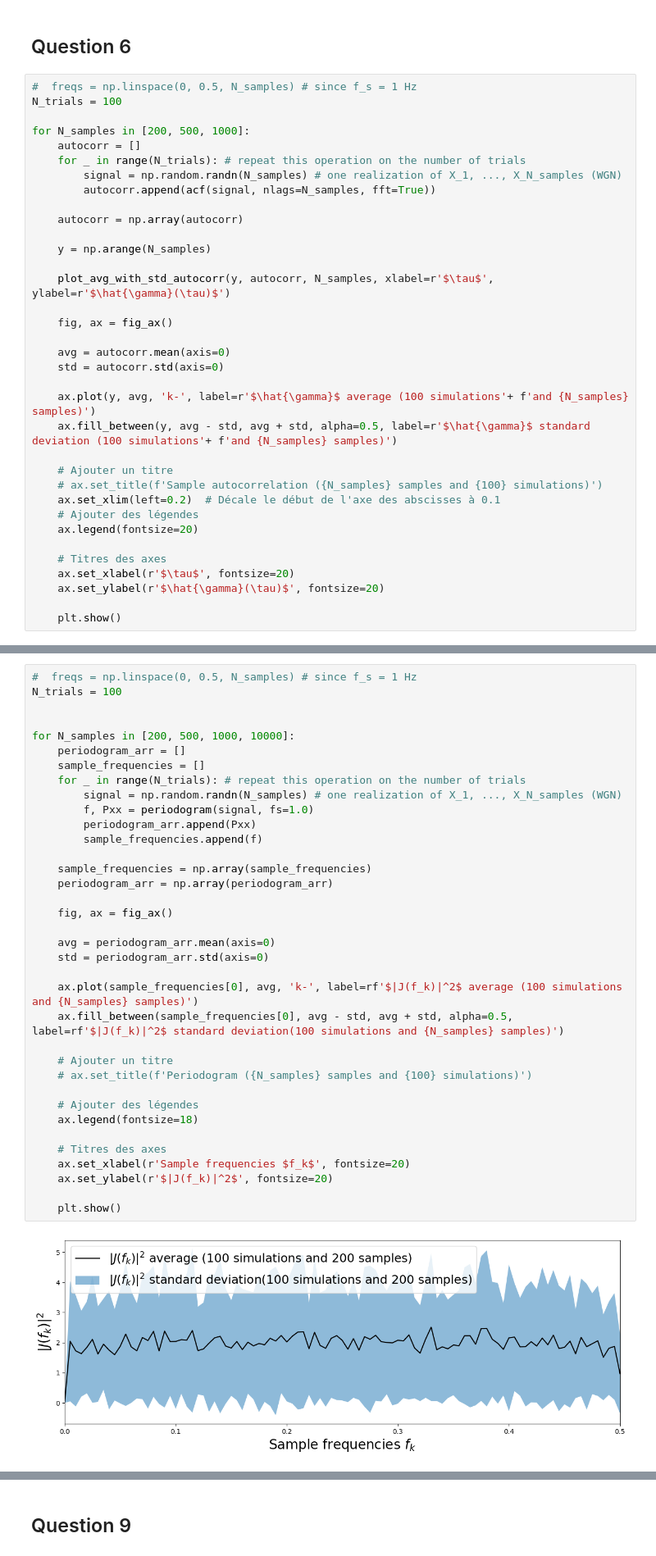
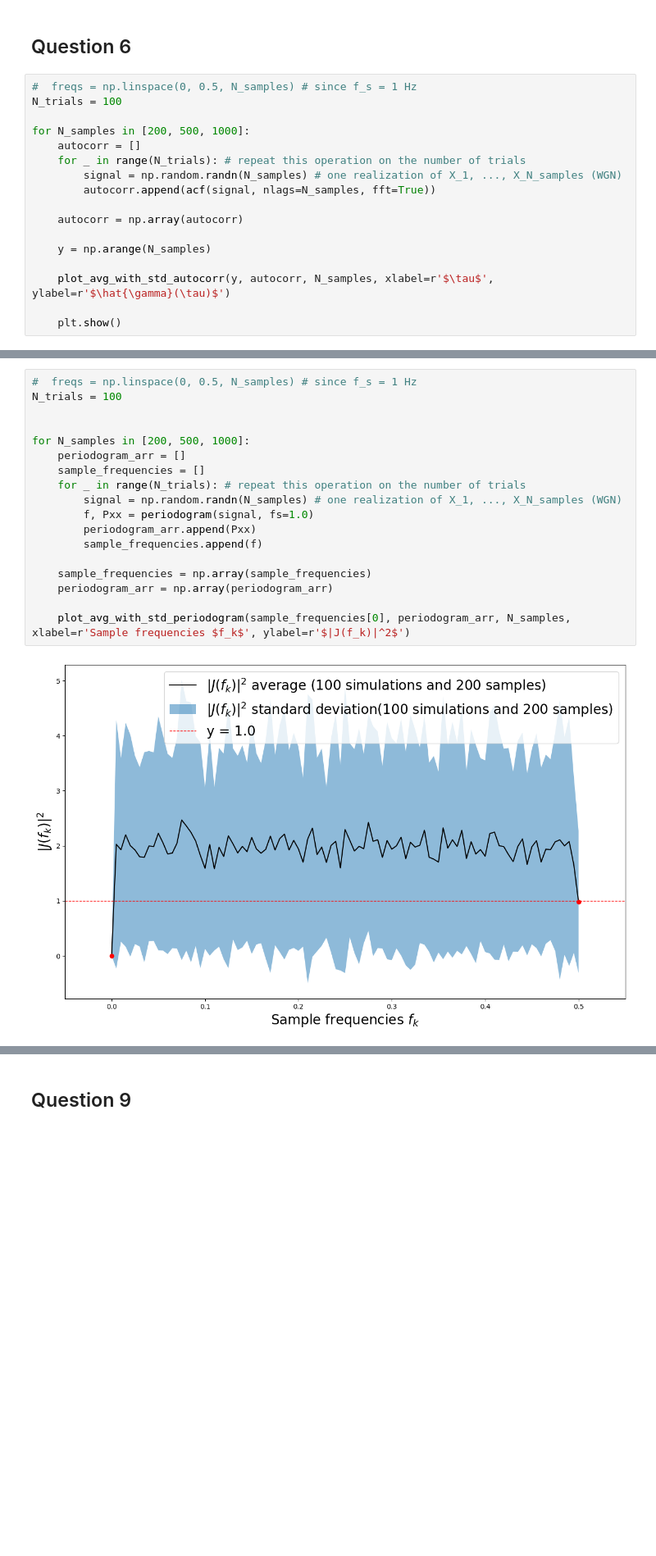
Before and after one commit to NailKhelifa/MVA_Times_Series_ML_Homeworks, a Jupyter notebook: Assignment 1/Assignment 1 - ML for TS (MVA).ipynb, the cells around one changed output, grey strips where cells are left out. Shown at 82% size. Saved outputs shown, nothing was run; the diff lists cells and outputs as text; blank space fills up the shorter version.

```diff
--- a/Assignment 1/Assignment 1 - ML for TS (MVA).ipynb
+++ b/Assignment 1/Assignment 1 - ML for TS (MVA).ipynb
@@ -144,23 +168,5 @@ for N_samples in [200, 500, 1000]:
 
     plot_avg_with_std_autocorr(y, autocorr, N_samples, xlabel=r'$\tau$', ylabel=r'$\hat{\gamma}(\tau)$')
 
-    fig, ax = fig_ax()
-
-    avg = autocorr.mean(axis=0)
-    std = autocorr.std(axis=0)
-
-    ax.plot(y, avg, 'k-', label=r'$\hat{\gamma}$ average (100 simulations'+ f'and {N_samples} samples)')
-    ax.fill_between(y, avg - std, avg + std, alpha=0.5, label=r'$\hat{\gamma}$ standard deviation (100 simulations'+ f'and {N_samples} samples)')
-
-    # Ajouter un titre
-    # ax.set_title(f'Sample autocorrelation ({N_samples} samples and {100} simulations)')
-    ax.set_xlim(left=0.2)  # Décale le début de l'axe des abscisses à 0.1
-    # Ajouter des légendes
-    ax.legend(fontsize=20)
-
-    # Titres des axes
-    ax.set_xlabel(r'$\tau$', fontsize=20)
-    ax.set_ylabel(r'$\hat{\gamma}(\tau)$', fontsize=20)
-
     plt.show()
 # %% [output]
@@ -175,38 +176,20 @@ array([ 0.70504938,  0.40126881,  1.01331537,  0.74429484, -1.39605054,
 # %%
 #  freqs = np.linspace(0, 0.5, N_samples) # since f_s = 1 Hz
 N_trials = 100
 
 
-for N_samples in [200, 500, 1000, 10000]:
+for N_samples in [200, 500, 1000]:
     periodogram_arr = []
     sample_frequencies = []
     for _ in range(N_trials): # repeat this operation on the number of trials
         signal = np.random.randn(N_samples) # one realization of X_1, ..., X_N_samples (WGN)
         f, Pxx = periodogram(signal, fs=1.0)
         periodogram_arr.append(Pxx)
         sample_frequencies.append(f)
 
     sample_frequencies = np.array(sample_frequencies)
     periodogram_arr = np.array(periodogram_arr)
 
-    fig, ax = fig_ax()
-
-    avg = periodogram_arr.mean(axis=0)
-    std = periodogram_arr.std(axis=0)
-
-    ax.plot(sample_frequencies[0], avg, 'k-', label=rf'$|J(f_k)|^2$ average (100 simulations and {N_samples} samples)')
-    ax.fill_between(sample_frequencies[0], avg - std, avg + std, alpha=0.5, label=rf'$|J(f_k)|^2$ standard deviation(100 simulations and {N_samples} samples)')
-
-    # Ajouter un titre
-    # ax.set_title(f'Periodogram ({N_samples} samples and {100} simulations)')
-
-    # Ajouter des légendes
-    ax.legend(fontsize=18)
-
-    # Titres des axes
-    ax.set_xlabel(r'Sample frequencies $f_k$', fontsize=20)
-    ax.set_ylabel(r'$|J(f_k)|^2$', fontsize=20)
-
-    plt.show()
+    plot_avg_with_std_periodogram(sample_frequencies[0], periodogram_arr, N_samples, xlabel=r'Sample frequencies $f_k$', ylabel=r'$|J(f_k)|^2$')
 # %% [output]
-[figure, old version]
+[figure, new version]
```
Also changed, not shown: parts of 5 cells of this notebook.
